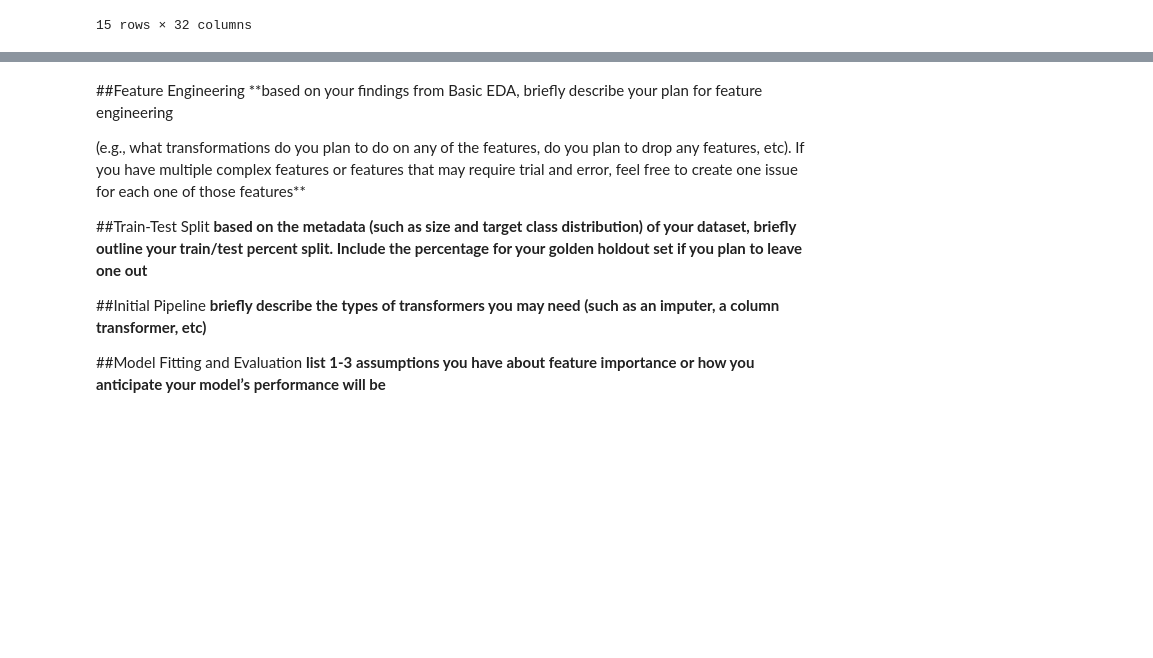
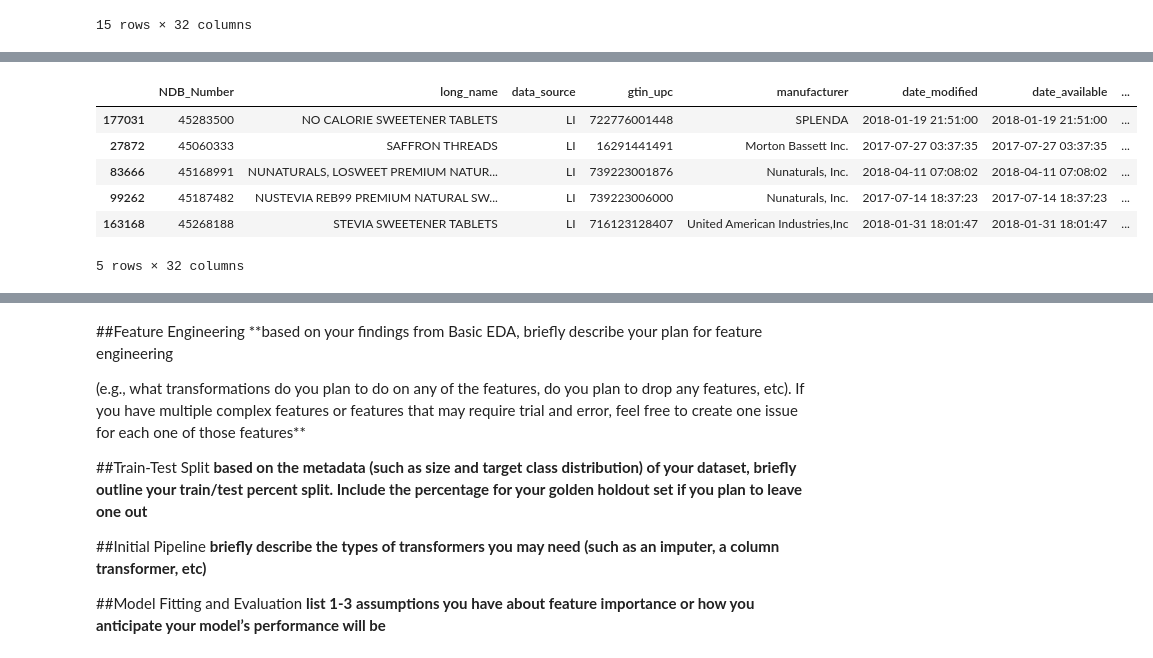
Before and after one commit to AlexanderNeuwirth/CS5265_Project1, a Jupyter notebook: CS5265_Project1.ipynb, the cells around one changed output, grey strips where cells are left out. Saved outputs shown, nothing was run; the diff lists cells and outputs as text; code cells hidden in the pictures; blank space fills up the shorter version.

```diff
--- a/CS5265_Project1.ipynb
+++ b/CS5265_Project1.ipynb
@@ -385,0 +416,11 @@ df.sort_values("Serving_Size", ascending=False).head(15)
+# %%
+# Smallest serving sizes
+df.sort_values("Serving_Size", ascending=True).head(5)
+# %% [output]
+|  | NDB_Number | long_name | data_source | gtin_upc | manufacturer | date_modified | date_available | ... |
+| 177031 | 45283500 | NO CALORIE SWEETENER TABLETS | LI | 722776001448 | SPLENDA | 2018-01-19 21:51:00 | 2018-01-19 21:51:00 | ... |
+| 27872 | 45060333 | SAFFRON THREADS | LI | 16291441491 | Morton Bassett Inc. | 2017-07-27 03:37:35 | 2017-07-27 03:37:35 | ... |
+| 83666 | 45168991 | NUNATURALS, LOSWEET PREMIUM NATUR... | LI | 739223001876 | Nunaturals, Inc. | 2018-04-11 07:08:02 | 2018-04-11 07:08:02 | ... |
+| 99262 | 45187482 | NUSTEVIA REB99 PREMIUM NATURAL SW... | LI | 739223006000 | Nunaturals, Inc. | 2017-07-14 18:37:23 | 2017-07-14 18:37:23 | ... |
+| 163168 | 45268188 | STEVIA SWEETENER TABLETS | LI | 716123128407 | United American Industries,Inc | 2018-01-31 18:01:47 | 2018-01-31 18:01:47 | ... |
+5 rows × 32 columns
```
Also changed, not shown: parts of 13 cells of this notebook.
